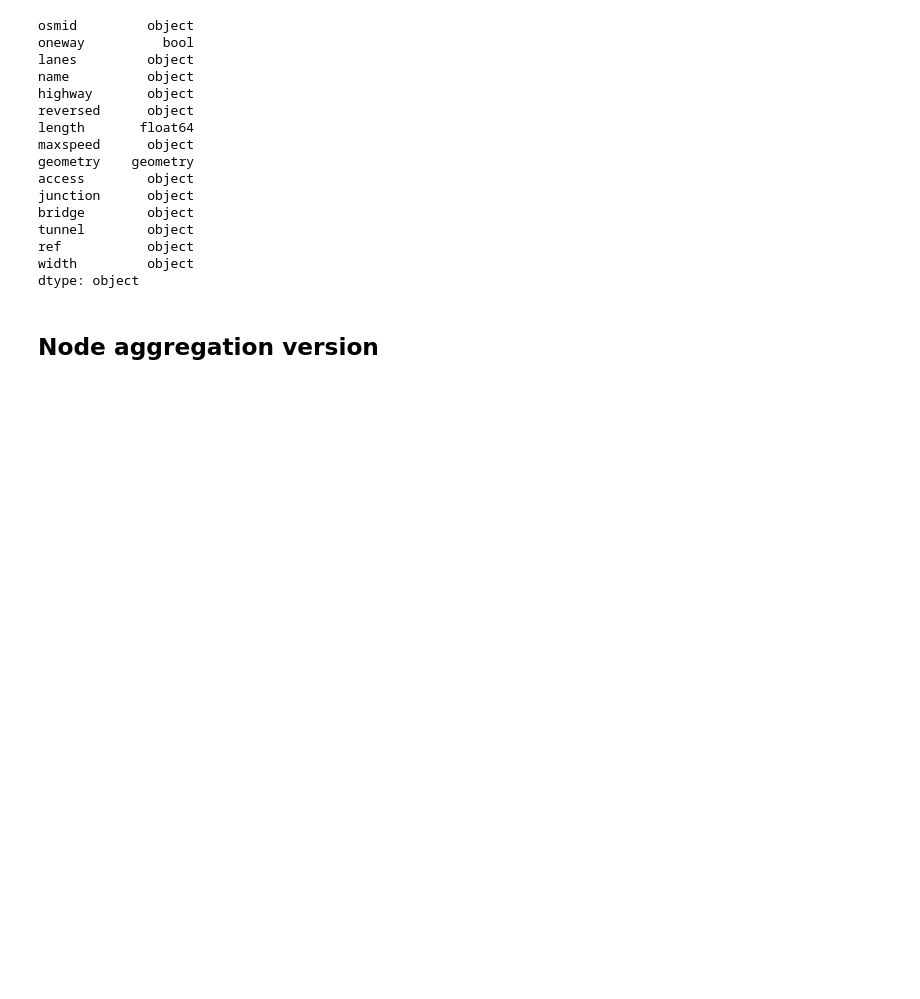
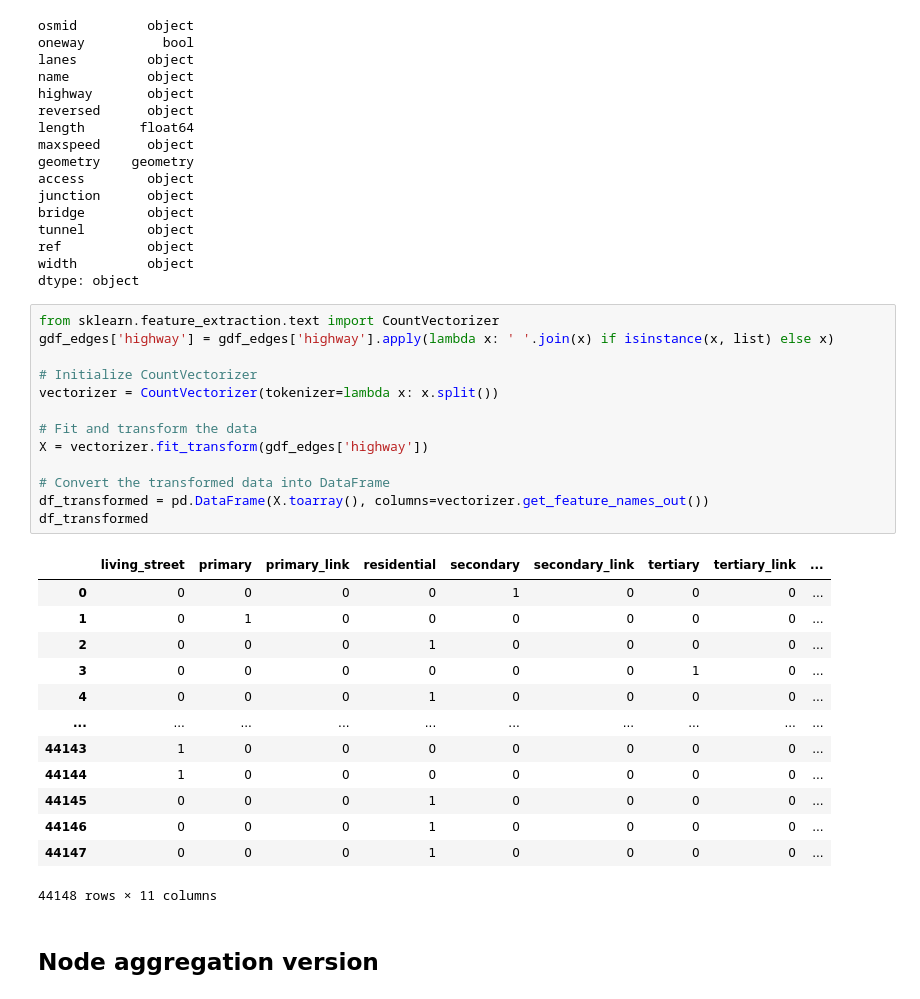
Before and after one commit to StaszekM/gradient, a Jupyter notebook: notebooks/osmnx_graph_train_test.ipynb, the cells around one changed output. Saved outputs shown, nothing was run; the diff lists cells and outputs as text; blank space fills up the shorter version.

Commit message:
edge attributes wip

```diff
--- a/notebooks/osmnx_graph_train_test.ipynb
+++ b/notebooks/osmnx_graph_train_test.ipynb
@@ -70,6 +70,33 @@ tunnel        object
 ref           object
 width         object
 dtype: object
+# %%
+from sklearn.feature_extraction.text import CountVectorizer
+gdf_edges['highway'] = gdf_edges['highway'].apply(lambda x: ' '.join(x) if isinstance(x, list) else x)
+
+# Initialize CountVectorizer
+vectorizer = CountVectorizer(tokenizer=lambda x: x.split())
+
+# Fit and transform the data
+X = vectorizer.fit_transform(gdf_edges['highway'])
+
+# Convert the transformed data into DataFrame
+df_transformed = pd.DataFrame(X.toarray(), columns=vectorizer.get_feature_names_out())
+df_transformed
+# %% [output]
+|  | living_street | primary | primary_link | residential | secondary | secondary_link | tertiary | tertiary_link | ... |
+| 0 | 0 | 0 | 0 | 0 | 1 | 0 | 0 | 0 | ... |
+| 1 | 0 | 1 | 0 | 0 | 0 | 0 | 0 | 0 | ... |
+| 2 | 0 | 0 | 0 | 1 | 0 | 0 | 0 | 0 | ... |
+| 3 | 0 | 0 | 0 | 0 | 0 | 0 | 1 | 0 | ... |
+| 4 | 0 | 0 | 0 | 1 | 0 | 0 | 0 | 0 | ... |
+| ... | ... | ... | ... | ... | ... | ... | ... | ... | ... |
+| 44143 | 1 | 0 | 0 | 0 | 0 | 0 | 0 | 0 | ... |
+| 44144 | 1 | 0 | 0 | 0 | 0 | 0 | 0 | 0 | ... |
+| 44145 | 0 | 0 | 0 | 1 | 0 | 0 | 0 | 0 | ... |
+| 44146 | 0 | 0 | 0 | 1 | 0 | 0 | 0 | 0 | ... |
+| 44147 | 0 | 0 | 0 | 1 | 0 | 0 | 0 | 0 | ... |
+44148 rows × 11 columns
 # %% [markdown]
 ## Node aggregation version
 # %%
```
Also changed, not shown: parts of 1 cell of this notebook, 1 other file.
